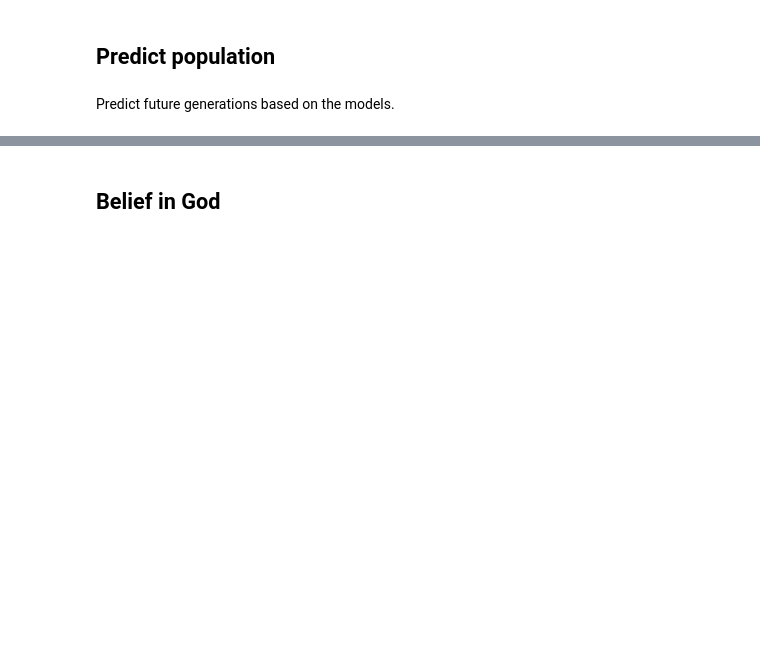
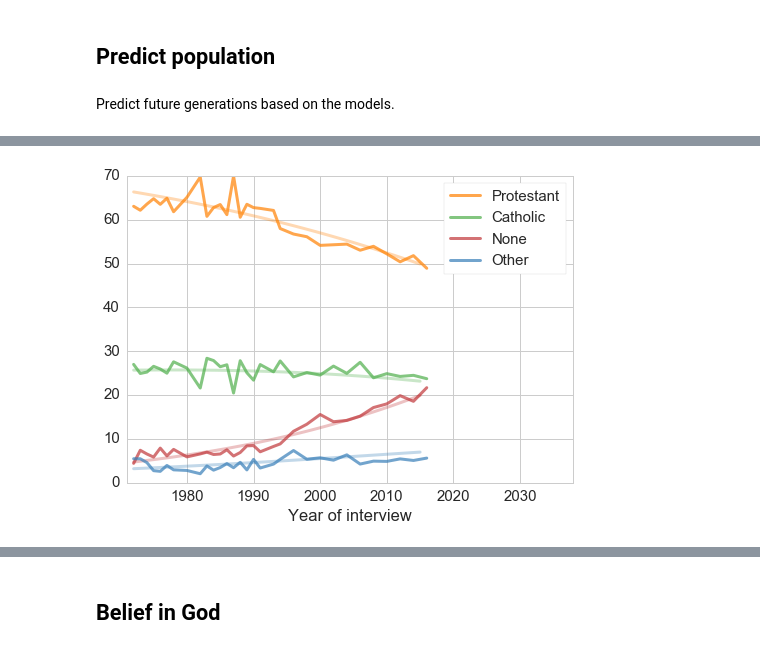
Before and after one commit to AllenDowney/GssReligion, a Jupyter notebook: age_religion.ipynb, the cells around one changed output, grey strips where cells are left out. Drawn from its saved outputs; the diff is of its cells as text; code cells hidden in the pictures; blank space fills up the shorter version.

```diff
--- a/age_religion.ipynb
+++ b/age_religion.ipynb
@@ -903,0 +914,31 @@ thinkplot.config(xlabel='Year of interview', loc='upper right')
+# %%
+def make_multi_pred(df, var, varnames, train_year, years, factors, index):
+    train = df[df.year <= train_year]
+    age = df.loc[df.year==train_year, 'age']
+
+    model = make_multi_model(train, var, factors)
+
+    pred = pd.DataFrame(columns=varnames)
+    for year in years:
+        pred.loc[year] = predict_multi_model(age, model, year, factors, index)
+    return pred
+
+def plot_multi_pred(df, pred, varnames, colors):
+    series_seq = [pred[var] for var in varnames]
+    plot_predictions(series_seq, colors)
+    thinkplot.config(xlabel='Year of interview', loc='upper right')
+# %%
+var = 'relig4'
+varnames = ['prot', 'cath', 'none', 'other']
+colors = [ORANGE, GREEN, RED, BLUE]
+train_year = 2000
+years = np.arange(1972, 2016)
+factors = ['a', 'c']
+index = ['prot', 'cath', 'other', 'none']
+
+pred = make_multi_pred(sample, var, varnames, train_year, years, factors, index)
+plot_multi_pred(sample, pred, varnames, colors)
+plot_relig(grouped_year, varnames)
+thinkplot.config(xlim=[1971, 2038])
+# %% [output]
+[figure, added]
```
Also changed, not shown: parts of 87 cells of this notebook.
